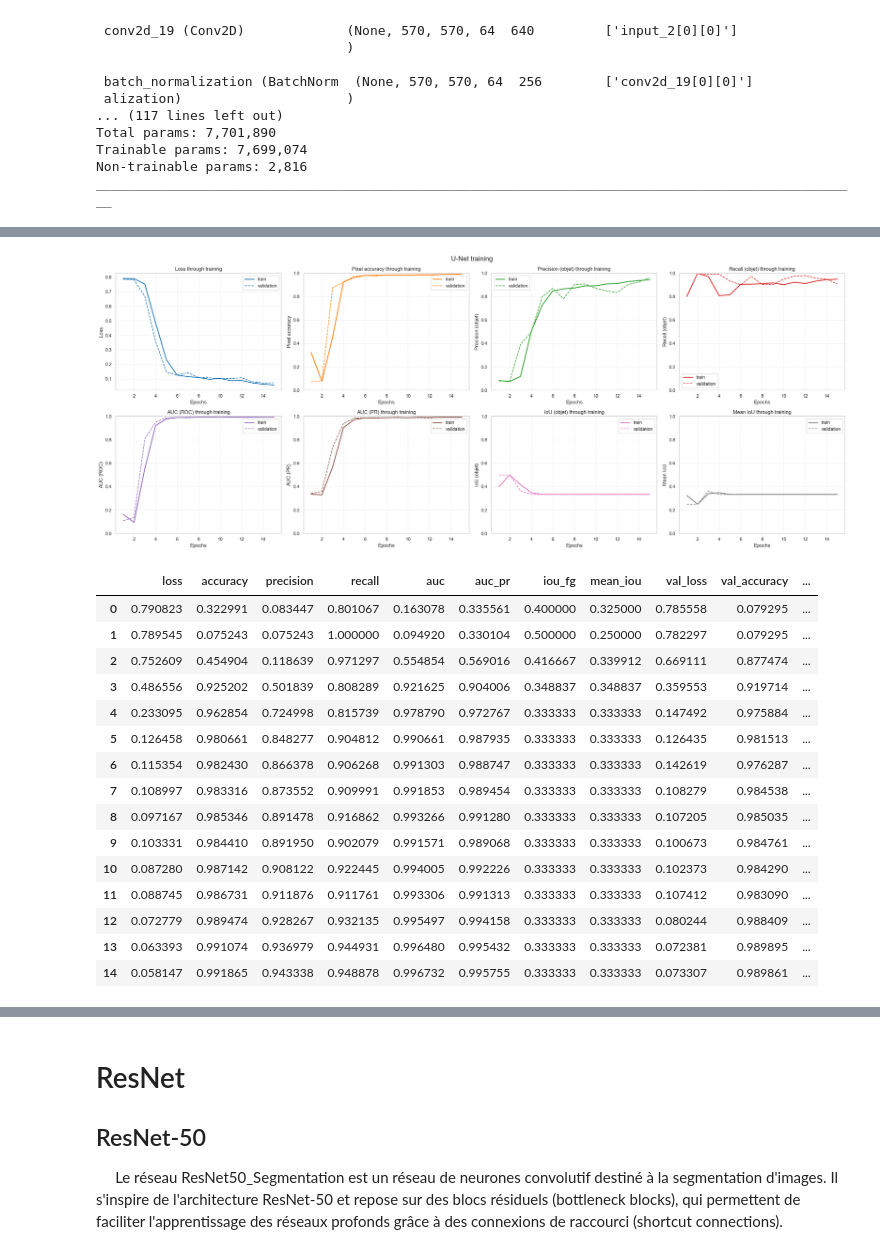
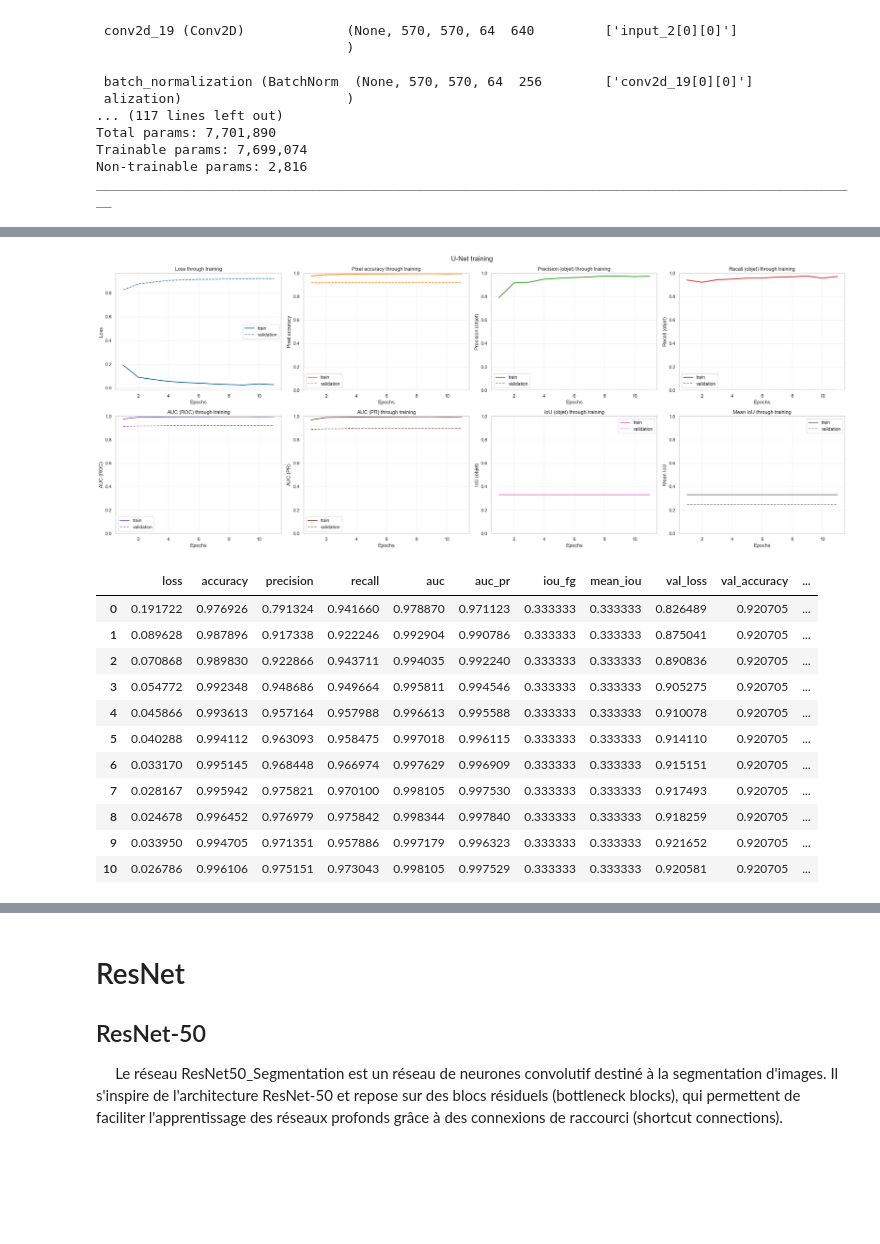
Before and after one commit to AntoninDurousseau/Studies, a Jupyter notebook: Project/UNet_&_CNN/UNet.ipynb, the cells around one changed output, grey strips where cells are left out. Saved outputs shown, nothing was run; the diff lists cells and outputs as text; code cells hidden in the pictures; blank space fills up the shorter version.

```diff
--- a/Project/UNet_&_CNN/UNet.ipynb
+++ b/Project/UNet_&_CNN/UNet.ipynb
@@ -562,5 +574,5 @@ Epoch 11/15
 # %%
-historic_2 = pd.DataFrame(history.history)
+historic_2 = pd.DataFrame(history_2.history)
 epochs = range(1, len(historic_2) + 1)  # robuste si early stopping
 
 metrics = [
@@ -576,53 +588,49 @@ titles = {
     "auc_pr": "AUC (PR)",
     "iou_fg": "IoU (objet)",
     "mean_iou": "Mean IoU",
 }
 
 figure, axes = plt.subplots(2, 4, figsize=(25, 10))
 palette = sns.color_palette("tab10", n_colors=len(metrics))
 
 for index, (metric_name, axis) in enumerate(zip(metrics, axes.flat)):
     if metric_name not in historic_2.columns:
         axis.set_visible(False)  # métrique absente de l'historique
         continue
 
     color = palette[index]
     axis.plot(epochs, historic_2[metric_name], lw=2, color=color, label="train")
     if "val_" + metric_name in historic_2.columns:
         axis.plot(epochs, historic_2["val_" + metric_name], ls="--", color=color, label="validation")
 
     if metric_name != "loss":
         axis.set_ylim(0, 1)
     axis.set_ylabel(titles[metric_name])
     axis.set_xlabel("Epochs")
     axis.set_title("%s through training" % titles[metric_name])
     axis.grid(alpha=0.3)
     axis.legend()
 
 plt.suptitle("U-Net training", fontsize=16)
 plt.tight_layout()
 plt.show()
 # %% [output]
-[figure, old version]
+[figure, new version]
 # %%
 display(historic_2)
 # %% [output]
 |  | loss | accuracy | precision | recall | auc | auc_pr | iou_fg | mean_iou | val_loss | val_accuracy | ... |
-| 0 | 0.790823 | 0.322991 | 0.083447 | 0.801067 | 0.163078 | 0.335561 | 0.400000 | 0.325000 | 0.785558 | 0.079295 | ... |
-| 1 | 0.789545 | 0.075243 | 0.075243 | 1.000000 | 0.094920 | 0.330104 | 0.500000 | 0.250000 | 0.782297 | 0.079295 | ... |
-| 2 | 0.752609 | 0.454904 | 0.118639 | 0.971297 | 0.554854 | 0.569016 | 0.416667 | 0.339912 | 0.669111 | 0.877474 | ... |
-| 3 | 0.486556 | 0.925202 | 0.501839 | 0.808289 | 0.921625 | 0.904006 | 0.348837 | 0.348837 | 0.359553 | 0.919714 | ... |
-| 4 | 0.233095 | 0.962854 | 0.724998 | 0.815739 | 0.978790 | 0.972767 | 0.333333 | 0.333333 | 0.147492 | 0.975884 | ... |
-| 5 | 0.126458 | 0.980661 | 0.848277 | 0.904812 | 0.990661 | 0.987935 | 0.333333 | 0.333333 | 0.126435 | 0.981513 | ... |
-| 6 | 0.115354 | 0.982430 | 0.866378 | 0.906268 | 0.991303 | 0.988747 | 0.333333 | 0.333333 | 0.142619 | 0.976287 | ... |
-| 7 | 0.108997 | 0.983316 | 0.873552 | 0.909991 | 0.991853 | 0.989454 | 0.333333 | 0.333333 | 0.108279 | 0.984538 | ... |
-| 8 | 0.097167 | 0.985346 | 0.891478 | 0.916862 | 0.993266 | 0.991280 | 0.333333 | 0.333333 | 0.107205 | 0.985035 | ... |
-| 9 | 0.103331 | 0.984410 | 0.891950 | 0.902079 | 0.991571 | 0.989068 | 0.333333 | 0.333333 | 0.100673 | 0.984761 | ... |
-| 10 | 0.087280 | 0.987142 | 0.908122 | 0.922445 | 0.994005 | 0.992226 | 0.333333 | 0.333333 | 0.102373 | 0.984290 | ... |
-| 11 | 0.088745 | 0.986731 | 0.911876 | 0.911761 | 0.993306 | 0.991313 | 0.333333 | 0.333333 | 0.107412 | 0.983090 | ... |
-| 12 | 0.072779 | 0.989474 | 0.928267 | 0.932135 | 0.995497 | 0.994158 | 0.333333 | 0.333333 | 0.080244 | 0.988409 | ... |
-| 13 | 0.063393 | 0.991074 | 0.936979 | 0.944931 | 0.996480 | 0.995432 | 0.333333 | 0.333333 | 0.072381 | 0.989895 | ... |
-| 14 | 0.058147 | 0.991865 | 0.943338 | 0.948878 | 0.996732 | 0.995755 | 0.333333 | 0.333333 | 0.073307 | 0.989861 | ... |
+| 0 | 0.191722 | 0.976926 | 0.791324 | 0.941660 | 0.978870 | 0.971123 | 0.333333 | 0.333333 | 0.826489 | 0.920705 | ... |
+| 1 | 0.089628 | 0.987896 | 0.917338 | 0.922246 | 0.992904 | 0.990786 | 0.333333 | 0.333333 | 0.875041 | 0.920705 | ... |
+| 2 | 0.070868 | 0.989830 | 0.922866 | 0.943711 | 0.994035 | 0.992240 | 0.333333 | 0.333333 | 0.890836 | 0.920705 | ... |
+| 3 | 0.054772 | 0.992348 | 0.948686 | 0.949664 | 0.995811 | 0.994546 | 0.333333 | 0.333333 | 0.905275 | 0.920705 | ... |
+| 4 | 0.045866 | 0.993613 | 0.957164 | 0.957988 | 0.996613 | 0.995588 | 0.333333 | 0.333333 | 0.910078 | 0.920705 | ... |
+| 5 | 0.040288 | 0.994112 | 0.963093 | 0.958475 | 0.997018 | 0.996115 | 0.333333 | 0.333333 | 0.914110 | 0.920705 | ... |
+| 6 | 0.033170 | 0.995145 | 0.968448 | 0.966974 | 0.997629 | 0.996909 | 0.333333 | 0.333333 | 0.915151 | 0.920705 | ... |
+| 7 | 0.028167 | 0.995942 | 0.975821 | 0.970100 | 0.998105 | 0.997530 | 0.333333 | 0.333333 | 0.917493 | 0.920705 | ... |
+| 8 | 0.024678 | 0.996452 | 0.976979 | 0.975842 | 0.998344 | 0.997840 | 0.333333 | 0.333333 | 0.918259 | 0.920705 | ... |
+| 9 | 0.033950 | 0.994705 | 0.971351 | 0.957886 | 0.997179 | 0.996323 | 0.333333 | 0.333333 | 0.921652 | 0.920705 | ... |
+| 10 | 0.026786 | 0.996106 | 0.975151 | 0.973043 | 0.998105 | 0.997529 | 0.333333 | 0.333333 | 0.920581 | 0.920705 | ... |
 # %%
 y_test_one_hot_2 = tf.one_hot(y_test[..., 0], depth=2)
 score_2 = model_2.evaluate(X_test, y_test_one_hot_2, batch_size=batches_size, return_dict=True)
```
Also changed, not shown: parts of 24 cells of this notebook.
